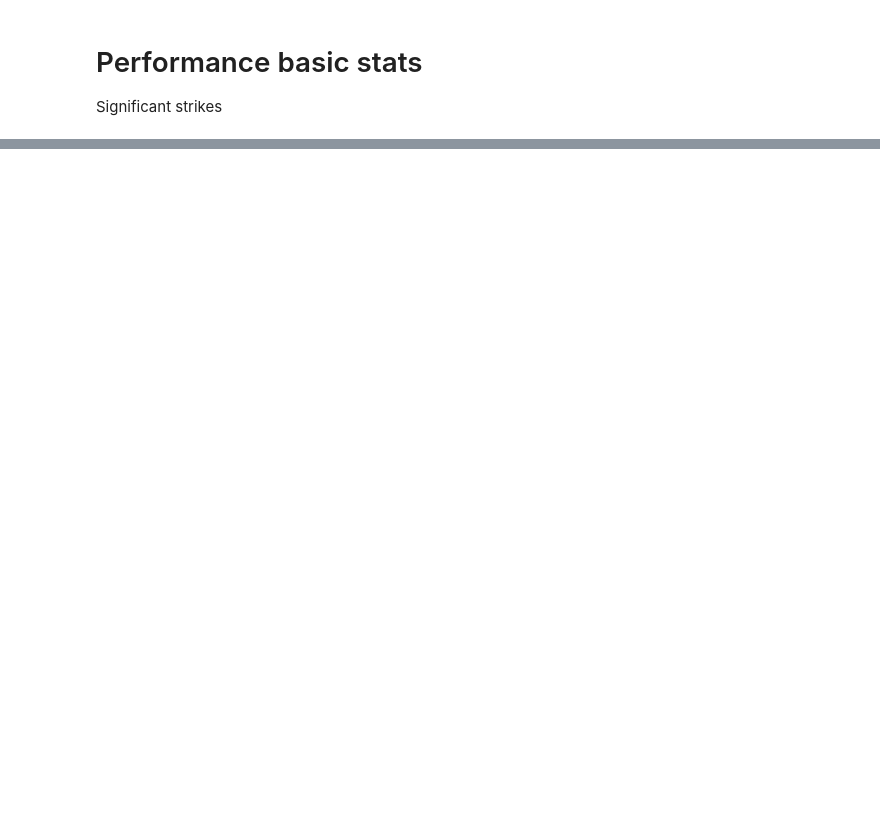
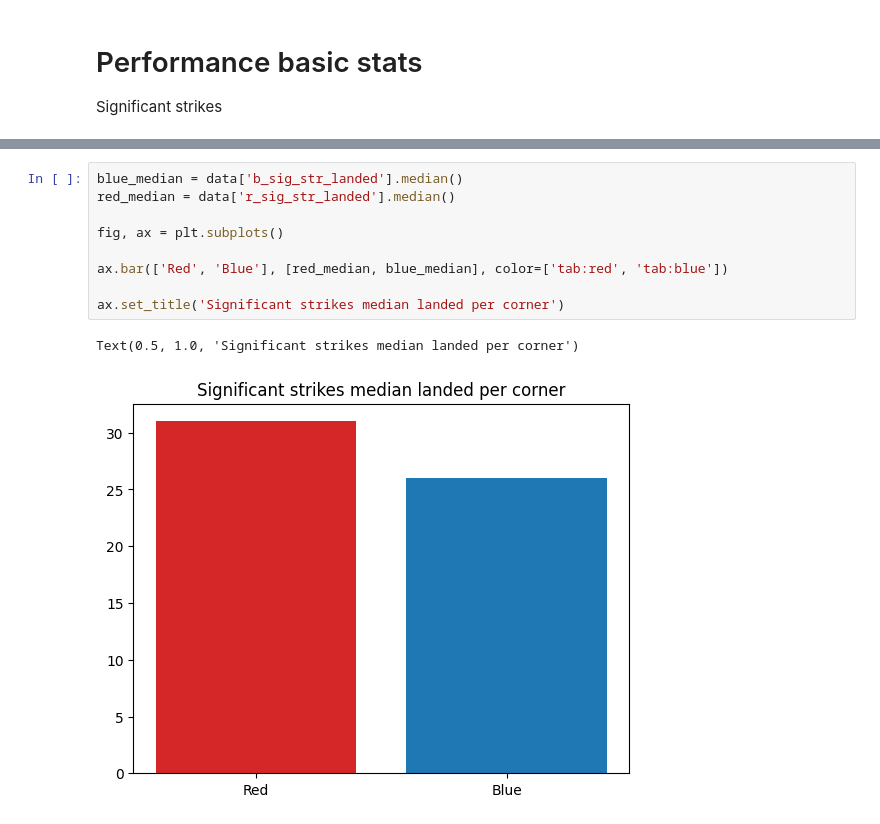
Before and after one commit to ATalaveraDev/UFC_analisys, a Jupyter notebook: notebooks/descriptive analysis.ipynb, the cells around one changed output, grey strips where cells are left out. Saved outputs shown, nothing was run; the diff lists cells and outputs as text; blank space fills up the shorter version.

```diff
--- a/notebooks/descriptive analysis.ipynb
+++ b/notebooks/descriptive analysis.ipynb
@@ -123,0 +122,12 @@ Text(0.5, 1.0, 'Average of significant strikes landed per corner')
+# %%
+blue_median = data['b_sig_str_landed'].median()
+red_median = data['r_sig_str_landed'].median()
+
+fig, ax = plt.subplots()
+
+ax.bar(['Red', 'Blue'], [red_median, blue_median], color=['tab:red', 'tab:blue'])
+
+ax.set_title('Significant strikes median landed per corner')
+# %% [output]
+Text(0.5, 1.0, 'Significant strikes median landed per corner')
+[figure, added]
```
Also changed, not shown: parts of 3 cells of this notebook, 7 other files.
